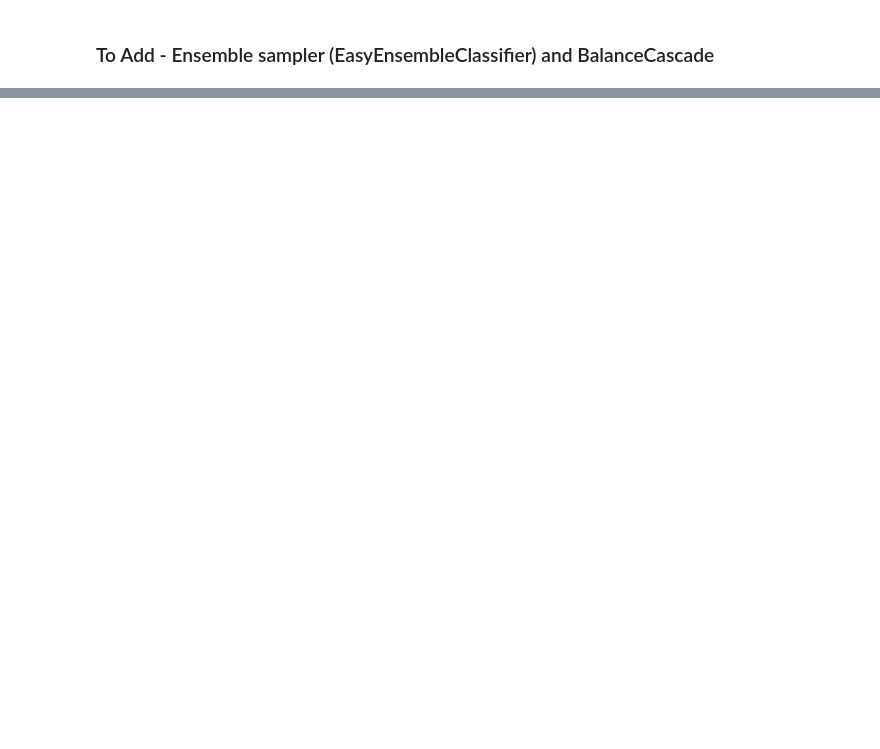
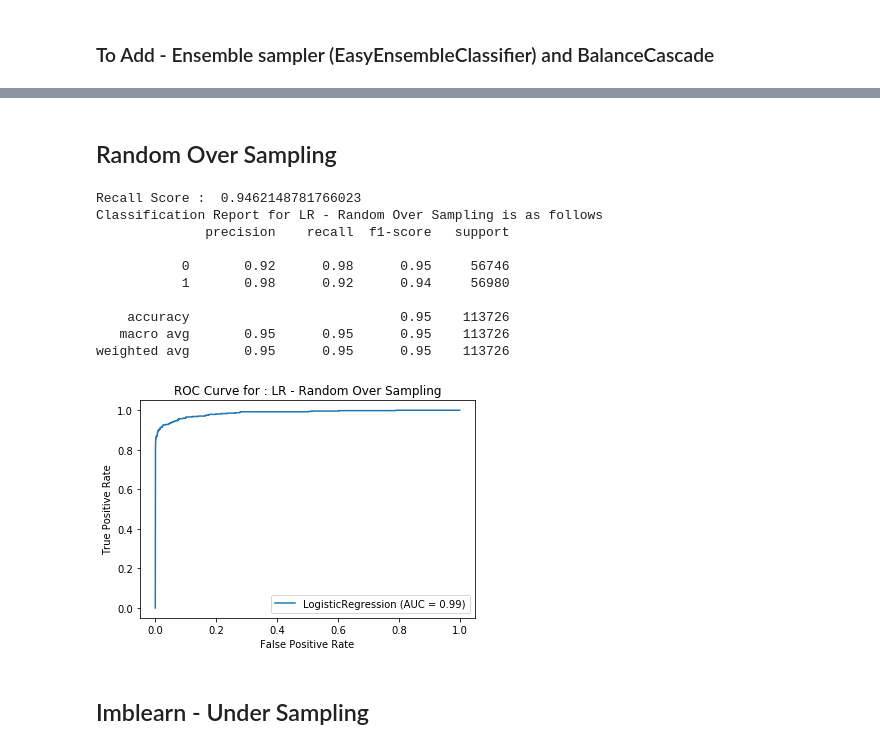
Before and after one commit to SahilChachra/Handling-Imbalanced-Dataset, a Jupyter notebook: Handling Imbalance Dataset.ipynb, the cells around one changed output, grey strips where cells are left out. Cells and saved outputs as stored; diff of their text form; code cells hidden in the pictures; blank space fills up the shorter version.

Commit message:
Added LR for all preprocessed data

```diff
--- a/Handling Imbalance Dataset.ipynb
+++ b/Handling Imbalance Dataset.ipynb
@@ -255,0 +287,7 @@ Wall time: 8min 48s
+# %%
+X_0_under = data_test_under.drop('Class', axis=1).values
+Y_0_under = data_test_under['Class'].values
+# %%
+X_under_train, X_under_test, y_under_train, y_under_test = splittingData(X_0_under, Y_0_under)
+# %%
+training_prediction('LR - Random Under Sampling', logisticRegressionModel, X_under_train, y_under_train, X_under_test, y_under_test)
@@ -255,0 +306,23 @@ Wall time: 8min 48s
+# %% [markdown]
+## Random Over Sampling
+# %%
+X_1_over = data_test_over.drop('Class',axis=1).values
+Y_1_over = data_test_over['Class'].values
+
+X_over_train, X_over_test, y_over_train, y_over_test = splittingData(X_1_over, Y_1_over)
+# %%
+training_prediction('LR - Random Over Sampling', logisticRegressionModel, X_over_train, y_over_train, X_over_test, y_over_test)
+# %% [output]
+Recall Score :  0.9462148781766023
+Classification Report for LR - Random Over Sampling is as follows
+              precision    recall  f1-score   support
+
+           0       0.92      0.98      0.95     56746
+           1       0.98      0.92      0.94     56980
+
+    accuracy                           0.95    113726
+   macro avg       0.95      0.95      0.95    113726
+weighted avg       0.95      0.95      0.95    113726
+[figure, added]
+# %% [markdown]
+## Imblearn - Under Sampling
```
Also changed, not shown: parts of 25 cells of this notebook.
